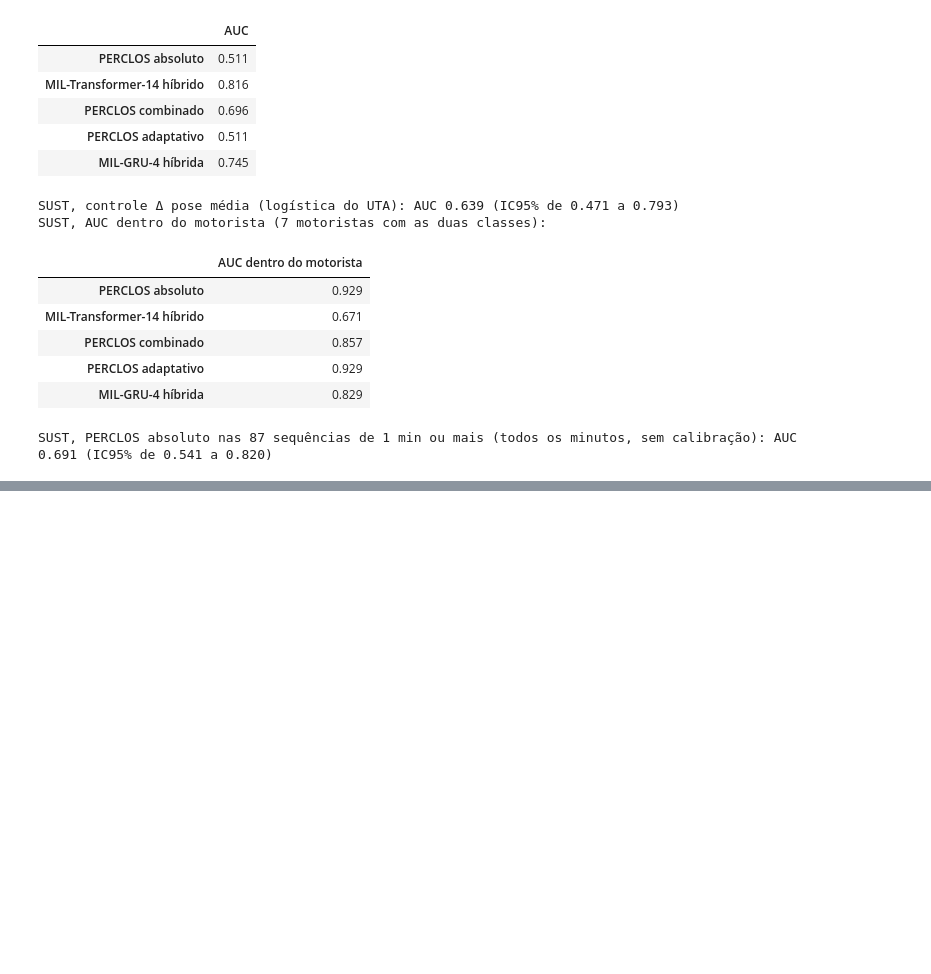
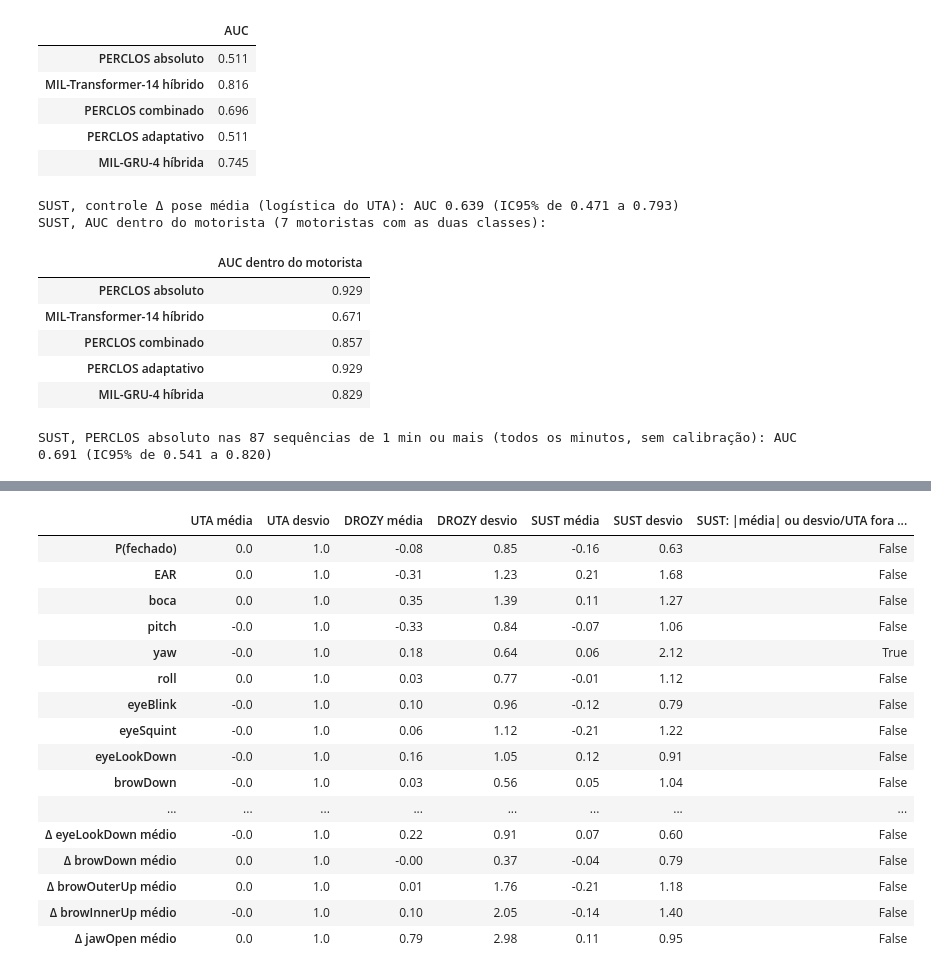
Before and after one commit to rcapozzielli/entrega_final_InsperAI_Wakely, a Jupyter notebook: wakely.ipynb, the cells around one changed output, grey strips where cells are left out. Saved outputs shown, nothing was run; the diff lists cells and outputs as text; code cells hidden in the pictures; blank space fills up the shorter version.

```diff
--- a/wakely.ipynb
+++ b/wakely.ipynb
@@ -4809,0 +4835,79 @@ SUST, PERCLOS absoluto nas 87 sequências de 1 min ou mais (todos os minutos, se
+# %%
+# 12.1: análise de erros na SUST (exploratória; lista fixada em docs/protocolo_sonolencia_final.md)
+NOMES_12 = [REF_12] + DESAFIANTES_12 + ["MIL-GRU-4 híbrida"]
+seq_c = pd.DataFrame({"seq": [v["nome"] for v in videos_c], "motorista": motorista_c, "y": y_c,
+                      "minutos": [len(v["minutos"]) for v in videos_c]})
+for n in NOMES_12:
+    seq_c[n] = np.mean(cand_12["SUST"][n], axis=0)
+    seq_c["acerto " + n] = (seq_c[n] >= (lim_12[n] if n in lim_12 else 0.5)) == seq_c.y
+aval = lambda v, col: np.nanmedian(a_sust[col].values[v["minutos"]])
+seq_c["EAR de olho aberto"] = [aval(v, "EAR de olho aberto") for v in videos_c]
+for e in POSE:
+    seq_c[f"{e} médio"] = [aval(v, f"{e} médio") for v in videos_c]
+seq_c["rosto"] = [np.mean(s_sust[v["minutos"]][:, :, 5] == 1) for v in videos_c]
+cont = pd.read_csv(CACHE / "sust" / "continuidade.csv")
+brilho = meta_sust.merge(cont[["classe", "num", "brilho"]], on=["classe", "num"]).groupby("seq").brilho.mean()
+seq_c["brilho"] = seq_c.seq.map(brilho)
+classe = seq_c.y.map({0: "não sonolenta", 1: "sonolenta"})
+
+# 1. entre e dentro do motorista
+pm = seq_c.groupby(["motorista", "y"])[REF_12].mean().unstack()
+dif_dentro = (pm[1] - pm[0]).dropna()
+print("1. PERCLOS absoluto: sobe %.3f do alerta ao sonolento na mesma pessoa (mediana; %d de %d motoristas sobem) "
+      "| desvio entre motoristas nas sequências alertas: %.3f | mediana alerta %.3f, sonolenta %.3f"
+      % (dif_dentro.median(), (dif_dentro > 0).sum(), len(dif_dentro), pm[0].std(), pm[0].median(), pm[1].median()))
+por_mot = {}
+for m in ambos_c:
+    g = seq_c[seq_c.motorista == m]
+    por_mot[m] = {"sequências": len(g), "sonolentas": int(g.y.sum()),
+                  **{n: roc_auc_score(g.y, g[n]) for n in NOMES_12}}
+print("AUC dentro de cada motorista com as duas classes (previsões com a média das sementes)")
+display(pd.DataFrame(por_mot).T.round(2))
+
+# 2. tamanho do olho
+seq_c["terço do EAR aberto"] = pd.qcut(seq_c["EAR de olho aberto"], 3, labels=["menor", "médio", "maior"])
+print("2. EAR de olho aberto separa as classes sozinho? AUC %.3f (abaixo de 0,5: menor no sonolento)"
+      % roc_auc_score(seq_c.y, seq_c["EAR de olho aberto"]))
+display(seq_c.groupby(["terço do EAR aberto", classe], observed=True)[
+    ["acerto PERCLOS absoluto", "acerto PERCLOS combinado"]].agg(["mean", "size"]).round(2))
+
+# 3. câmera e luz
+print("3. Quanto cada sinal de câmera separa as classes sozinho (AUC; 0,5 = nada)")
+display(pd.Series({c: roc_auc_score(seq_c.y, seq_c[c]) for c in
+                   ["brilho", "rosto"] + [f"{e} médio" for e in POSE]}).round(3).to_frame("AUC"))
+display(pd.Series({f"Δ {c}": roc_auc_score(y_c, vpose_c[c]) for c in CONTROLE_87}).round(3).to_frame("AUC (Δ pose)"))
+seq_c["terço do brilho"] = pd.qcut(seq_c.brilho, 3, labels=["escuro", "médio", "claro"])
+display(seq_c.groupby(["terço do brilho", classe], observed=True)[
+    ["acerto PERCLOS absoluto", "acerto PERCLOS combinado"]].agg(["mean", "size"]).round(2))
+
+# 4. entradas do MIL-Transformer: canais normalizados e padronizados com o UTA, nos minutos usados de cada base
+media14, desvio14 = estatisticas_canais(x14_d[ref_uta])
+prep16 = make_pipeline(SimpleImputer(strategy="median"), StandardScaler()).fit(a_d.iloc[ref_uta][ATRIB_16])
+NOMES_14 = ["P(fechado)", "EAR", "boca", "rosto"] + POSE + BLENDSHAPES_85
+entradas = {}
+for nome, (x, a, vids) in {"UTA": (x14_d, a_d, videos_a), "DROZY": (x14_d_b, a_d_b, videos_b),
+                           "SUST": (x14_d_c, a_d_c, videos_c)}.items():
+    mins = np.concatenate([v["minutos"] for v in vids])
+    z = (x[mins] - media14) / desvio14
+    rosto = x[mins][:, :, 3] == 1
+    for c, n in enumerate(NOMES_14):
+        if n != "rosto":
+            entradas.setdefault(n, {})[f"{nome} média"] = np.nanmean(z[:, :, c][rosto])
+            entradas[n][f"{nome} desvio"] = np.nanstd(z[:, :, c][rosto])
+    za = prep16.transform(a.iloc[mins][ATRIB_16])
+    for c, n in enumerate(ATRIB_16):
+        entradas.setdefault("Δ " + n, {})[f"{nome} média"] = za[:, c].mean()
+        entradas["Δ " + n][f"{nome} desvio"] = za[:, c].std()
+tab4 = pd.DataFrame(entradas).T
+tab4["SUST: |média| ou desvio/UTA fora do esperado"] = (tab4["SUST média"].abs() > 0.5) | \
+    ((tab4["SUST desvio"] / tab4["UTA desvio"]) > 2) | ((tab4["SUST desvio"] / tab4["UTA desvio"]) < 0.5)
+print("4. Entradas das redes em unidades do UTA (0 e 1 = como no UTA)")
+display(tab4.round(2))
+
+# 5. duração
+seq_c["minutos avaliados"] = pd.cut(seq_c.minutos, [0, 1, 2, 100], labels=["1", "2", "3 ou mais"])
+print("5. Acerto por número de minutos avaliados")
+tab5 = seq_c.groupby("minutos avaliados", observed=True)[["y"] + ["acerto " + n for n in NOMES_12]].mean()
+tab5.insert(0, "sequências", seq_c.groupby("minutos avaliados", observed=True).size())
+display(tab5.rename(columns={"y": "fração sonolenta"}).round(2))
+# %% [output]
@@ -4809,0 +4955,17 @@ SUST, PERCLOS absoluto nas 87 sequências de 1 min ou mais (todos os minutos, se
+|  | UTA média | UTA desvio | DROZY média | DROZY desvio | SUST média | SUST desvio | SUST: |média| ou desvio/UTA fora ... |
+| P(fechado) | 0.0 | 1.0 | -0.08 | 0.85 | -0.16 | 0.63 | False |
+| EAR | 0.0 | 1.0 | -0.31 | 1.23 | 0.21 | 1.68 | False |
+| boca | 0.0 | 1.0 | 0.35 | 1.39 | 0.11 | 1.27 | False |
+| pitch | -0.0 | 1.0 | -0.33 | 0.84 | -0.07 | 1.06 | False |
+| yaw | -0.0 | 1.0 | 0.18 | 0.64 | 0.06 | 2.12 | True |
+| roll | 0.0 | 1.0 | 0.03 | 0.77 | -0.01 | 1.12 | False |
+| eyeBlink | -0.0 | 1.0 | 0.10 | 0.96 | -0.12 | 0.79 | False |
+| eyeSquint | -0.0 | 1.0 | 0.06 | 1.12 | -0.21 | 1.22 | False |
+| eyeLookDown | -0.0 | 1.0 | 0.16 | 1.05 | 0.12 | 0.91 | False |
+| browDown | -0.0 | 1.0 | 0.03 | 0.56 | 0.05 | 1.04 | False |
+| ... | ... | ... | ... | ... | ... | ... | ... |
+| Δ eyeLookDown médio | -0.0 | 1.0 | 0.22 | 0.91 | 0.07 | 0.60 | False |
+| Δ browDown médio | 0.0 | 1.0 | -0.00 | 0.37 | -0.04 | 0.79 | False |
+| Δ browOuterUp médio | 0.0 | 1.0 | 0.01 | 1.76 | -0.21 | 1.18 | False |
+| Δ browInnerUp médio | -0.0 | 1.0 | 0.10 | 2.05 | -0.14 | 1.40 | False |
+| Δ jawOpen médio | 0.0 | 1.0 | 0.79 | 2.98 | 0.11 | 0.95 | False |
```
Also changed, not shown: parts of 11 cells of this notebook, 1 other file.
